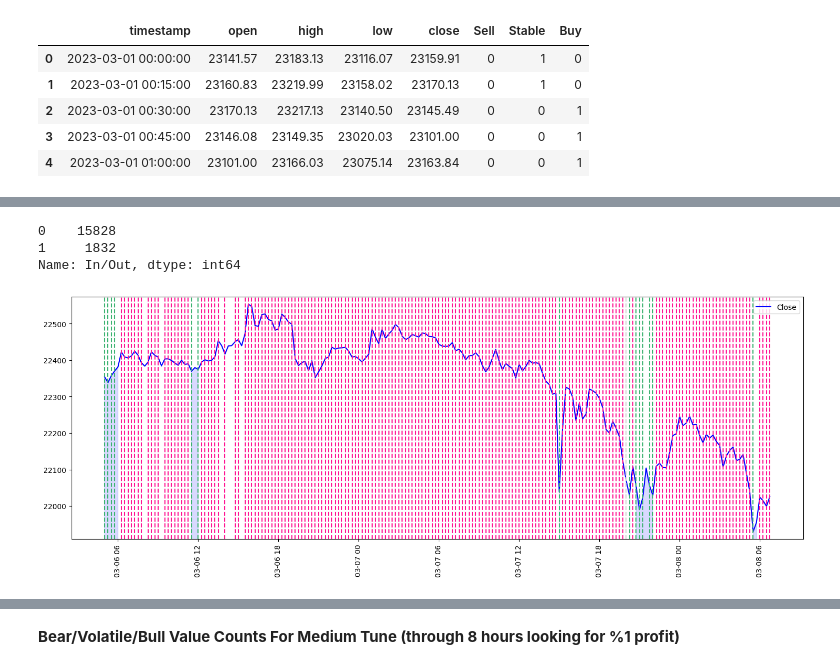
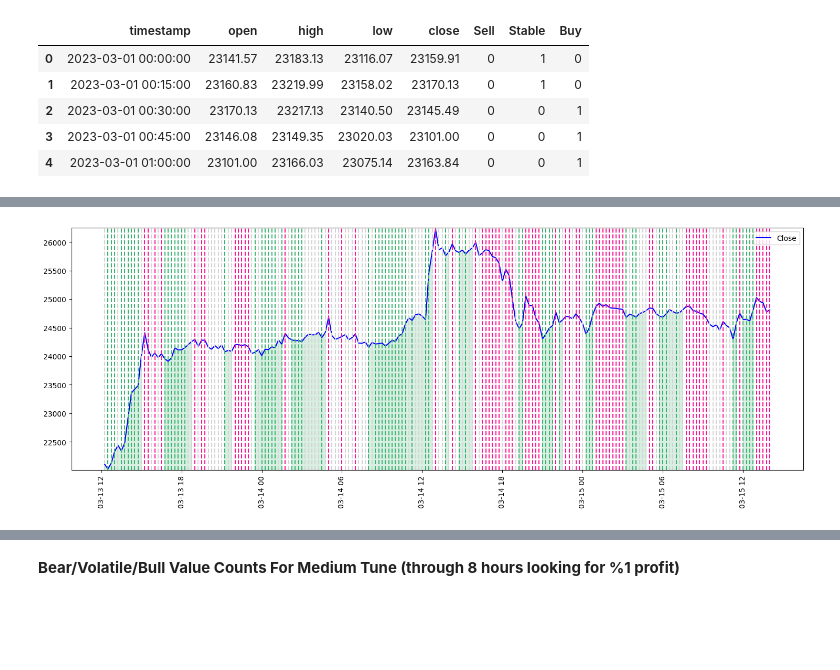
Before and after one commit to anilergan/AISMTB, a Jupyter notebook: binance_api_main.ipynb, the cells around one changed output, grey strips where cells are left out. Cells and saved outputs as stored; diff of their text form; code cells hidden in the pictures; blank space fills up the shorter version.

```diff
--- a/binance_api_main.ipynb
+++ b/binance_api_main.ipynb
@@ -303 +354,15 @@ df.head(5)
+# %%
+df['change'] = None
+
+for i in range(1, len(df)):
+    close = df.iloc[i, 4]
+    previous_close = df.iloc[i-1, 4]
+
+    change = close - previous_close
+    change_percentage = change * 100 / close
+    df.loc[i,'change'] = change_percentage
+
+df = df.iloc[1:,:]
+# %%
+df.reset_index(drop=True, inplace=True)
 # %%
@@ -332,15 +377 @@ df.iloc[200:205, :]
-# %%
-df['In/Out'] = 0
-
-i = 0
-while i<len(df):
-    if ((df.iloc[i, -4] == 1) | (df.iloc[i, -3] == 1)):
-        i += 1
-        continue
-
-    elif df.iloc[i, -2] == 1:
-        while (((df.iloc[i, -4] != 1) & (df.iloc[i, -3] != 1)) & (i<len(df))):
-            df.iloc[i, -1] = 1
-            i += 1
-    else: i += 1
 # %%
@@ -396,23 +437,8 @@ Sell  Buy  Stable
 0     1    0         4577
       0    0         2662
 dtype: int64
-# %%
-i = 1
-while i < len(df):
-    if ((df.iloc[i-1,-1] == 0) & (df.iloc[i,-1] == 1)):
-        enterance = df.iloc[i, 4]
-        while (df.iloc[i,-1] == 1):
-            if (df.iloc[i, 4] <= enterance): df.iloc[i, -1] = 0
-            i+=1
-    else: i+=1
-# %%
-df['In/Out'].value_counts()
-# %% [output]
-0    15828
-1     1832
-Name: In/Out, dtype: int64
 # %%
-df_v = df.iloc[500:700,:]
+df_v = df.iloc[1200:1400,:]
 
 import matplotlib.pyplot as plt
 
@@ -423,35 +449,35 @@ plt.figure(figsize=(18, 6))
 plt.xticks(rotation=90)
 
 # 'In/Out' sütunu 1 ise grafiğin arka planını mediumseagreen rengine boya ve alpha değerini (saydamlık) = 0.1 ver
 # Sütun 0 ise, arka planı deeppink rengine boya ve alpha değerini = 0.1 ver
 
 
 
 # Grafik çizimi
 plt.plot(df_v['timestamp'], df_v['close'], label='Close', color='blue')
 
 y_min = df_v['close'].min() - 20
 y_max = df_v['close'].max() + 20
 
 plt.ylim(y_min, y_max)
 
 background_in = df_v['In/Out'] == 1
 
-plt.fill_between(df_v['timestamp'], df_v['close'], where=background_in, color='blue', alpha=0.15)
+plt.fill_between(df_v['timestamp'], df_v['close'], where=background_in, color='mediumseagreen', alpha=0.2)
 
 # Bear, Volatile ve Bull sütunlarını dikkate alarak renkleri ayarlayalım
 for i, row in df_v.iterrows():
     if row['Sell'] == 1:
         plt.axvline(x=row['timestamp'], color='deeppink', linestyle='--')
     if row['Stable'] == 1:
         plt.axvline(x=row['timestamp'], color='lightgray', linestyle='--')
     if row['Buy'] == 1:
         plt.axvline(x=row['timestamp'], color='mediumseagreen', linestyle='--')
 
 plt.legend()
 plt.show()
 # %% [output]
-[figure, old version]
+[figure, new version]
 # %%
 df[(df['In/Out'] == 0) & (df['Sell'] == 1)]
 # %% [output]
```
Also changed, not shown: parts of 18 cells of this notebook, 6 other files.
